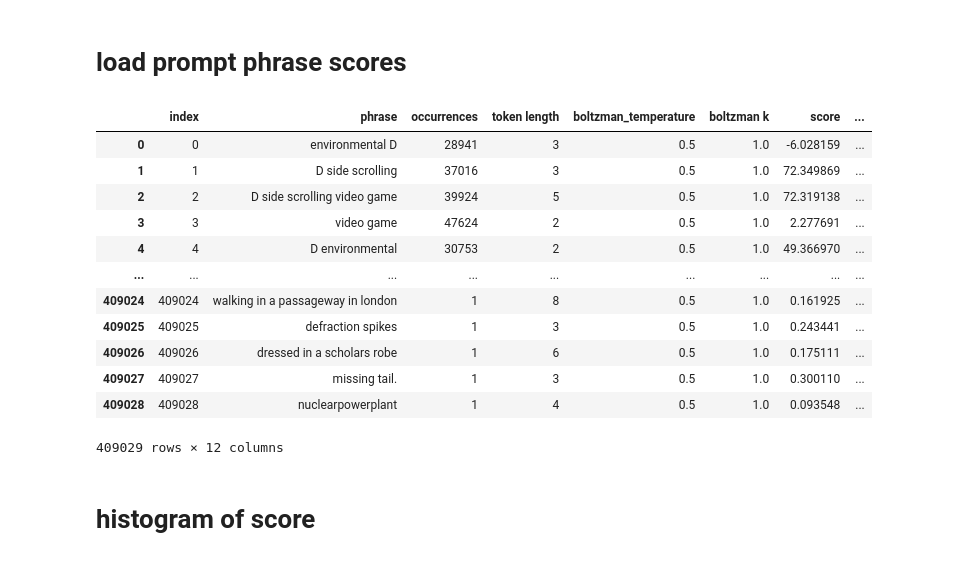
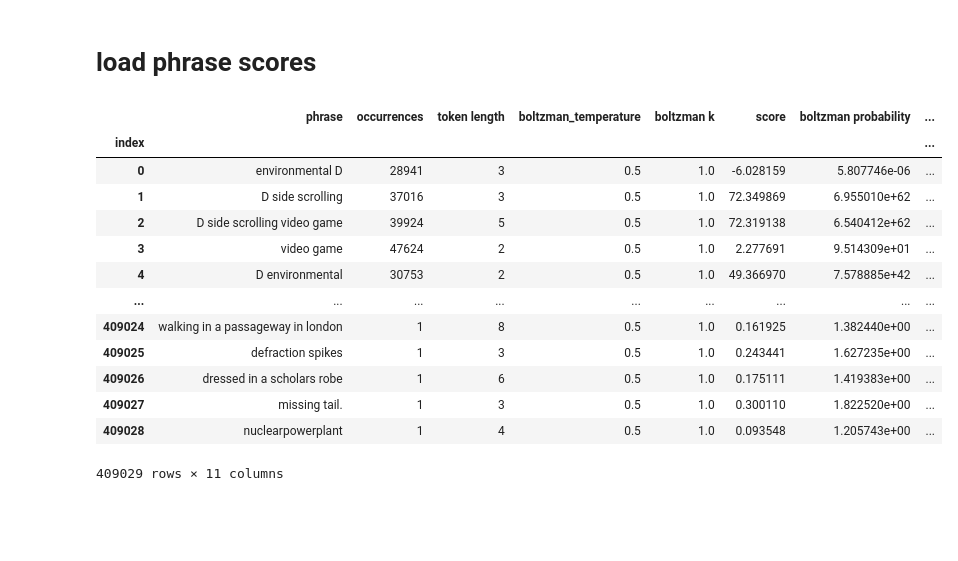
Before and after one commit to kk-digital/kcg-ml-image-pipeline, a Jupyter notebook: scripts/notebooks/han/032_prompt_analysis.ipynb, the cells around one changed output. Drawn from its saved outputs; the diff is of its cells as text; code cells hidden in the pictures; blank space fills up the shorter version.

```diff
--- a/scripts/notebooks/han/032_prompt_analysis.ipynb
+++ b/scripts/notebooks/han/032_prompt_analysis.ipynb
@@ -11,22 +21,22 @@ from matplotlib import pyplot
 # %% [markdown]
-# load prompt phrase scores
+# load phrase scores
 # %%
 f = zipfile.ZipFile('./tmp/2023-12-04-phrase-scores-probability-environmental.zip')
-df = pd.read_csv(f.open('2023-12-04-phrase-scores-probability-05-environmental-positive.csv'))
-df
+phrases = pd.read_csv(f.open('2023-12-04-phrase-scores-probability-05-environmental-positive.csv'), index_col='index')
+
+phrases
 # %% [output]
-|  | index | phrase | occurrences | token length | boltzman_temperature | boltzman k | score | ... |
-| 0 | 0 | environmental D | 28941 | 3 | 0.5 | 1.0 | -6.028159 | ... |
-| 1 | 1 | D side scrolling | 37016 | 3 | 0.5 | 1.0 | 72.349869 | ... |
-| 2 | 2 | D side scrolling video game | 39924 | 5 | 0.5 | 1.0 | 72.319138 | ... |
-| 3 | 3 | video game | 47624 | 2 | 0.5 | 1.0 | 2.277691 | ... |
-| 4 | 4 | D environmental | 30753 | 2 | 0.5 | 1.0 | 49.366970 | ... |
+|  | phrase | occurrences | token length | boltzman_temperature | boltzman k | score | boltzman probability | ... |
+| index |  |  |  |  |  |  |  | ... |
+| 0 | environmental D | 28941 | 3 | 0.5 | 1.0 | -6.028159 | 5.807746e-06 | ... |
+| 1 | D side scrolling | 37016 | 3 | 0.5 | 1.0 | 72.349869 | 6.955010e+62 | ... |
+| 2 | D side scrolling video game | 39924 | 5 | 0.5 | 1.0 | 72.319138 | 6.540412e+62 | ... |
+| 3 | video game | 47624 | 2 | 0.5 | 1.0 | 2.277691 | 9.514309e+01 | ... |
+| 4 | D environmental | 30753 | 2 | 0.5 | 1.0 | 49.366970 | 7.578885e+42 | ... |
 | ... | ... | ... | ... | ... | ... | ... | ... | ... |
-| 409024 | 409024 | walking in a passageway in london | 1 | 8 | 0.5 | 1.0 | 0.161925 | ... |
-| 409025 | 409025 | defraction spikes | 1 | 3 | 0.5 | 1.0 | 0.243441 | ... |
-| 409026 | 409026 | dressed in a scholars robe | 1 | 6 | 0.5 | 1.0 | 0.175111 | ... |
-| 409027 | 409027 | missing tail. | 1 | 3 | 0.5 | 1.0 | 0.300110 | ... |
-| 409028 | 409028 | nuclearpowerplant | 1 | 4 | 0.5 | 1.0 | 0.093548 | ... |
+| 409024 | walking in a passageway in london | 1 | 8 | 0.5 | 1.0 | 0.161925 | 1.382440e+00 | ... |
+| 409025 | defraction spikes | 1 | 3 | 0.5 | 1.0 | 0.243441 | 1.627235e+00 | ... |
+| 409026 | dressed in a scholars robe | 1 | 6 | 0.5 | 1.0 | 0.175111 | 1.419383e+00 | ... |
+| 409027 | missing tail. | 1 | 3 | 0.5 | 1.0 | 0.300110 | 1.822520e+00 | ... |
+| 409028 | nuclearpowerplant | 1 | 4 | 0.5 | 1.0 | 0.093548 | 1.205743e+00 | ... |
-409029 rows × 12 columns
+409029 rows × 11 columns
-# %% [markdown]
-# histogram of score
```
Also changed, not shown: parts of 20 cells of this notebook.
